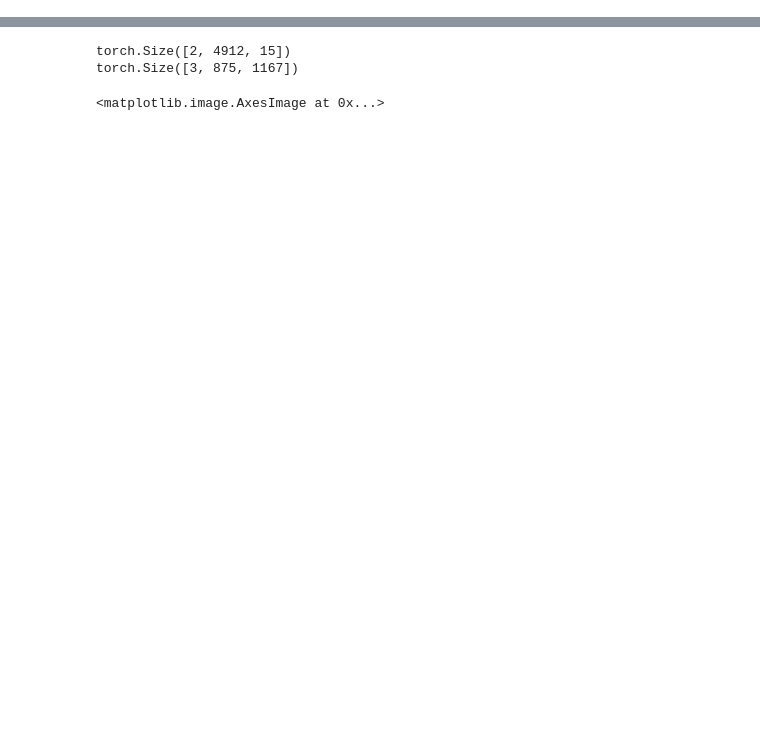
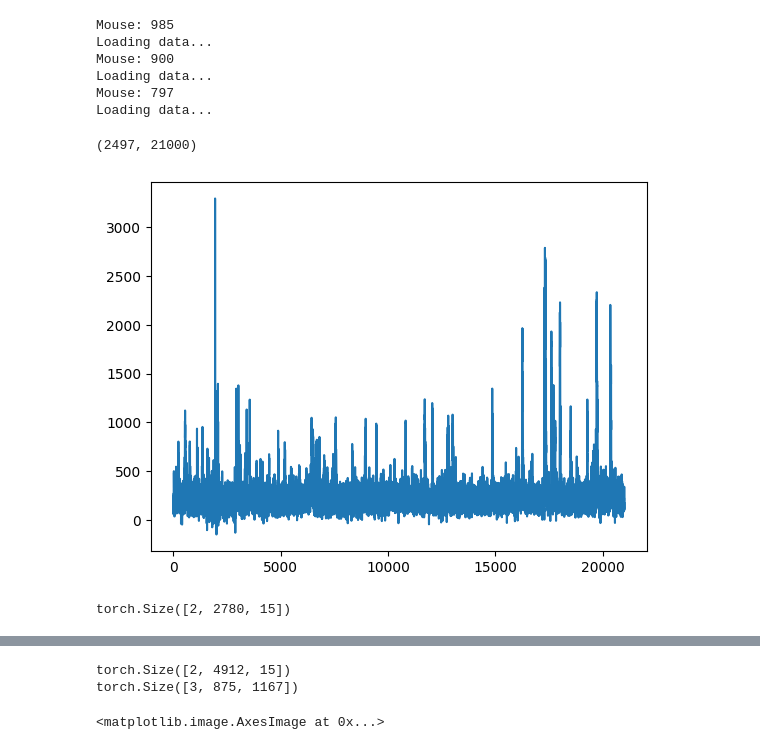
Before and after one commit to SeanSDarcy2001/kanoldLab, a Jupyter notebook: 2pDataloader.ipynb, the cells around one changed output, grey strips where cells are left out. Drawn from its saved outputs; the diff is of its cells as text; code cells hidden in the pictures; blank space fills up the shorter version.

Commit message:
additional preproc, plots

```diff
--- a/2pDataloader.ipynb
+++ b/2pDataloader.ipynb
@@ -12,3 +12,19 @@ from pathlib import Path
 import torchvision.transforms.functional as F
 import matplotlib.pyplot as plt
 import cv2
+# %%
+mice = ['985', '900', '797', '826']
+dFs = []
+
+for mouse in mice :
+    print("Mouse:", mouse)
+    print("Loading data...")
+    Fl = np.load(Path("/Volumes/Data2/seandarcy/complex_stimulus/mice", mouse, "2p/normal/TSeries/suite2p/plane0/F.npy"), allow_pickle=True)
+    Fneu = np.load(Path("/Volumes/Data2/seandarcy/complex_stimulus/mice", mouse, "2p/normal/TSeries/suite2p/plane0/Fneu.npy"), allow_pickle=True)
+    isCell = np.load(Path("/Volumes/Data2/seandarcy/complex_stimulus/mice", mouse, "2p/normal/TSeries/suite2p/plane0/iscell.npy"), allow_pickle=True)
+    print("Calculating dF...")
+    dF = Fl - (0.7*Fneu)
+    print(dF.shape)
+    dF = np.take(dF, np.where(isCell == 1)[0], axis = 0)
+    print(dF.shape)
+    dFs.append(dF)
@@ -14,0 +52,56 @@ import cv2
+# %%
+stimHistories = []
+for mouse in mice :
+    if mouse != '826' :
+        print("Mouse:", mouse)
+        print("Loading data...")
+        stimHistories.append(read_mat(Path("/Volumes/Data2/seandarcy/complex_stimulus/mice", mouse, "2p/normal/TSeries/suite2p/stimHist.mat"))['stimHistory'])
+# %% [output]
+Mouse: 985
+Loading data...
+Mouse: 900
+Loading data...
+Mouse: 797
+Loading data...
+# %%
+print(dFs[2].shape)
+plt.figure()
+plt.plot(dFs[2][7])
+
+
+#this creates a data structure indexed by (LIST of mice(3), LIST of stimID(226), TENSOR of [rep(2), neurons(variable by mouse), frames(15)])
+orderedData = []
+#skip last mouse that has concatenated data
+for mouse in range(len(mice) - 1) :
+    neurons = []
+    for j in range(226) :
+        reps = []
+        for i in range(2) :
+            start = stimHistories[mouse][j, i] - 1
+            end = stimHistories[mouse][j, i] + 14
+            reps.append(ToTensor()(dFs[mouse][:, start:end]))
+    #this will need to change when nreps is changed
+        neurons.append(torch.squeeze(torch.stack((reps[0], reps[1]), 0)))
+    orderedData.append(neurons)
+# %% [output]
+(2497, 21000)
+[figure, added]
+# %%
+#ORDERED DATA is (List of mice(3), stimID(226), rep(2), neurons(variable by mouse), frames(15))
+
+print(orderedData[0][0].shape)
+
+maxNeurons = np.zeros((226, 2, 1))
+#iterate through stims for a mouse
+for (i, stimId) in enumerate(orderedData[0]) :
+    #compute mean activation over 15 frames of stim for each neuron and rep
+    avg = torch.mean(stimId, axis = 2)
+
+    #iterate through repetitions
+    for rep in range(2) :
+        maxNeurons[i, rep] = torch.argmax(avg[rep, :])
+
+
+#maxNeurons contains the indices (neuron labels) of highest mean responsive (over 15 frames) to a particular stim for each rep (226, 2), values correspond to neuron index
+# %% [output]
+torch.Size([2, 2780, 15])
```
Also changed, not shown: parts of 11 cells of this notebook.
